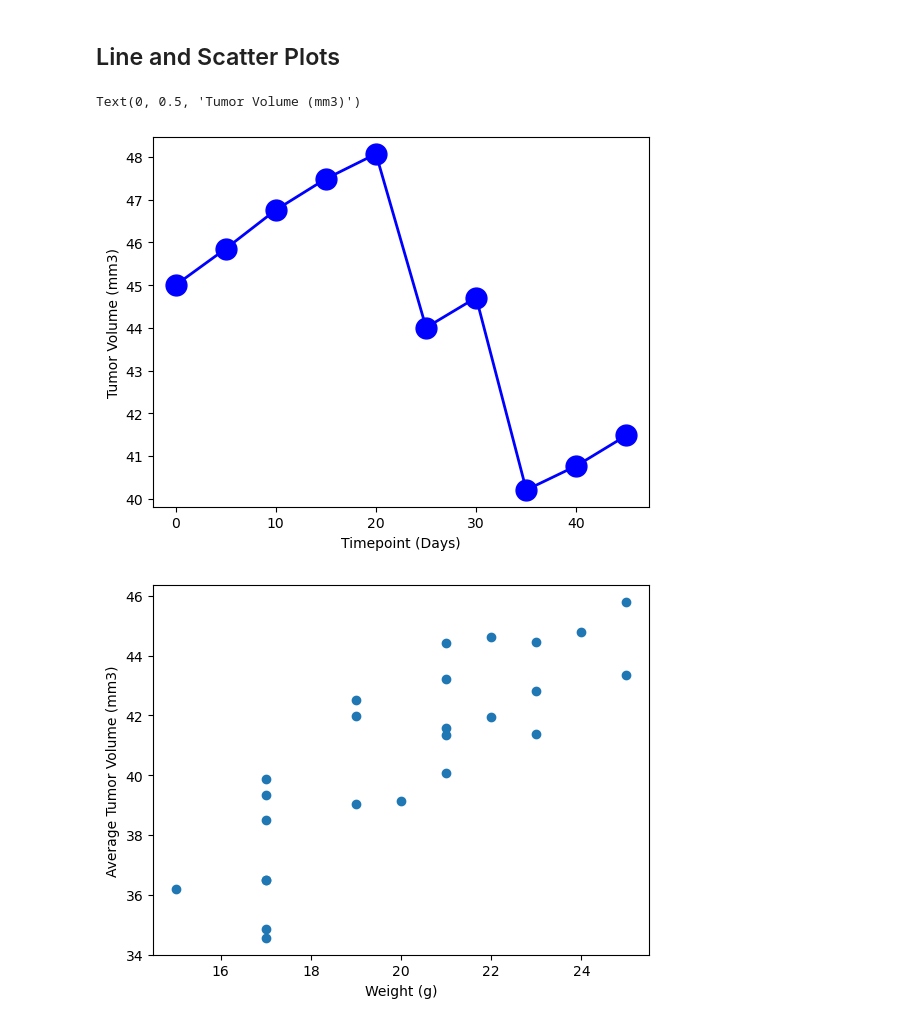
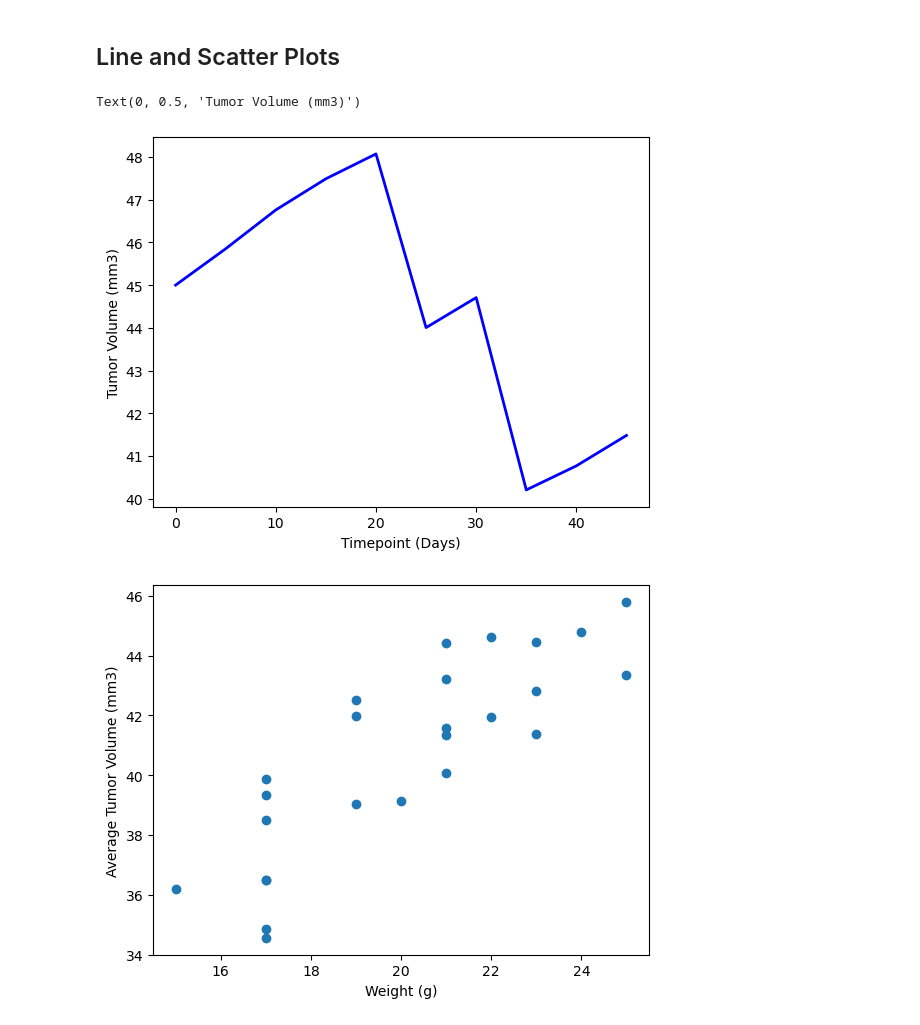
Before and after one commit to w7negreiros/matplotlib_challenge_2024, a Jupyter notebook: Pymaceuticals/pymaceuticals_starter.ipynb, the cells around one changed output. Drawn from its saved outputs; the diff is of its cells as text; code cells hidden in the pictures.

```diff
--- a/Pymaceuticals/pymaceuticals_starter.ipynb
+++ b/Pymaceuticals/pymaceuticals_starter.ipynb
@@ -309,19 +309,19 @@ plt.show()
 # %%
 # Generate a line plot of tumor volume vs. time point for a single mouse treated with Capomulin
 
 forline_df = Capomulin_df.loc[Capomulin_df["Mouse ID"] == "l509",:]
 forline_df.head()
 x_axis = forline_df["Timepoint"]
 tumsiz = forline_df["Tumor Volume (mm3)"]
 
 fig1, ax1 = plt.subplots()
 
-plt.plot(x_axis, tumsiz,linewidth=2, markersize=15,marker="o",color="blue", label="Fahreneit")
+plt.plot(x_axis, tumsiz,linewidth=2, markersize=15,color="blue", label="Fahreneit")
 plt.xlabel('Timepoint (Days)')
 plt.ylabel('Tumor Volume (mm3)')
 # %% [output]
 Text(0, 0.5, 'Tumor Volume (mm3)')
-[figure, old version]
+[figure, new version]
 # %%
 # Generate a scatter plot of mouse weight vs. the average observed tumor volume for the entire Capomulin regimen
 capomulin_df = merge_df.loc[merge_df["Drug Regimen"]=="Capomulin"].groupby("Mouse ID")
```
